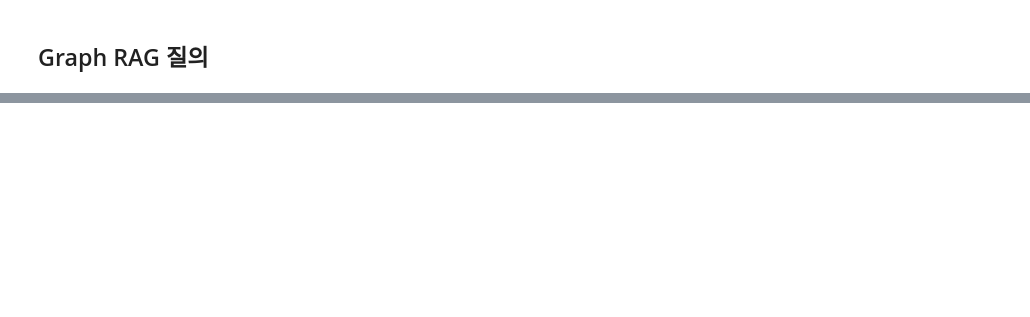
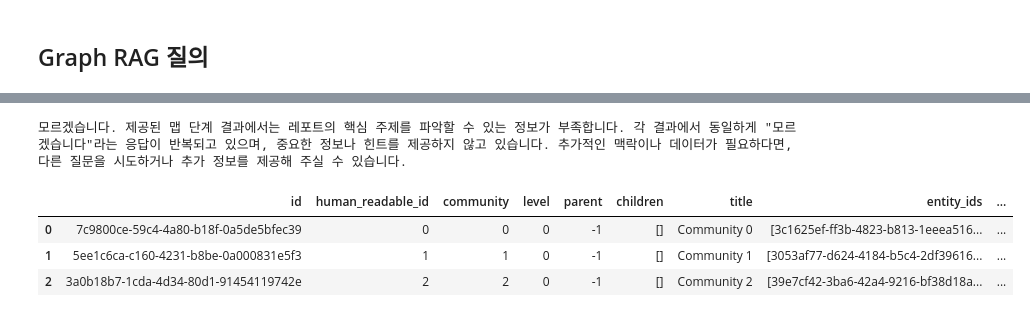
Before and after one commit to jinhyeook/Study-log, a Jupyter notebook: Study_LLM/Chapter05.ipynb, the cells around one changed output, grey strips where cells are left out. Saved outputs shown, nothing was run; the diff lists cells and outputs as text; code cells hidden in the pictures; blank space fills up the shorter version.

```diff
--- a/Study_LLM/Chapter05.ipynb
+++ b/Study_LLM/Chapter05.ipynb
@@ -112,0 +502,4 @@ I am sorry but I am unable to answer this question given the provided data.
+# %%
+print(global_retriever("레포트에서 다루는 핵심 주제는 무엇인가요?", 0))
+# %% [output]
+모르겠습니다. 제공된 맵 단계 결과에서는 레포트의 핵심 주제를 파악할 수 있는 정보가 부족합니다. 각 결과에서 동일하게 "모르겠습니다"라는 응답이 반복되고 있으며, 중요한 정보나 힌트를 제공하지 않고 있습니다. 추가적인 맥락이나 데이터가 필요하다면, 다른 질문을 시도하거나 추가 정보를 제공해 주실 수 있습니다.
@@ -112,0 +514,7 @@ I am sorry but I am unable to answer this question given the provided data.
+# %%
+community_check.head()
+# %% [output]
+|  | id | human_readable_id | community | level | parent | children | title | entity_ids | ... |
+| 0 | 7c9800ce-59c4-4a80-b18f-0a5de5bfec39 | 0 | 0 | 0 | -1 | [] | Community 0 | [3c1625ef-ff3b-4823-b813-1eeea516... | ... |
+| 1 | 5ee1c6ca-c160-4231-b8be-0a000831e5f3 | 1 | 1 | 0 | -1 | [] | Community 1 | [3053af77-d624-4184-b5c4-2df39616... | ... |
+| 2 | 3a0b18b7-1cda-4d34-80d1-91454119742e | 2 | 2 | 0 | -1 | [] | Community 2 | [39e7cf42-3ba6-42a4-9216-bf38d18a... | ... |
```
Also changed, not shown: parts of 19 cells of this notebook, 2 other files.
